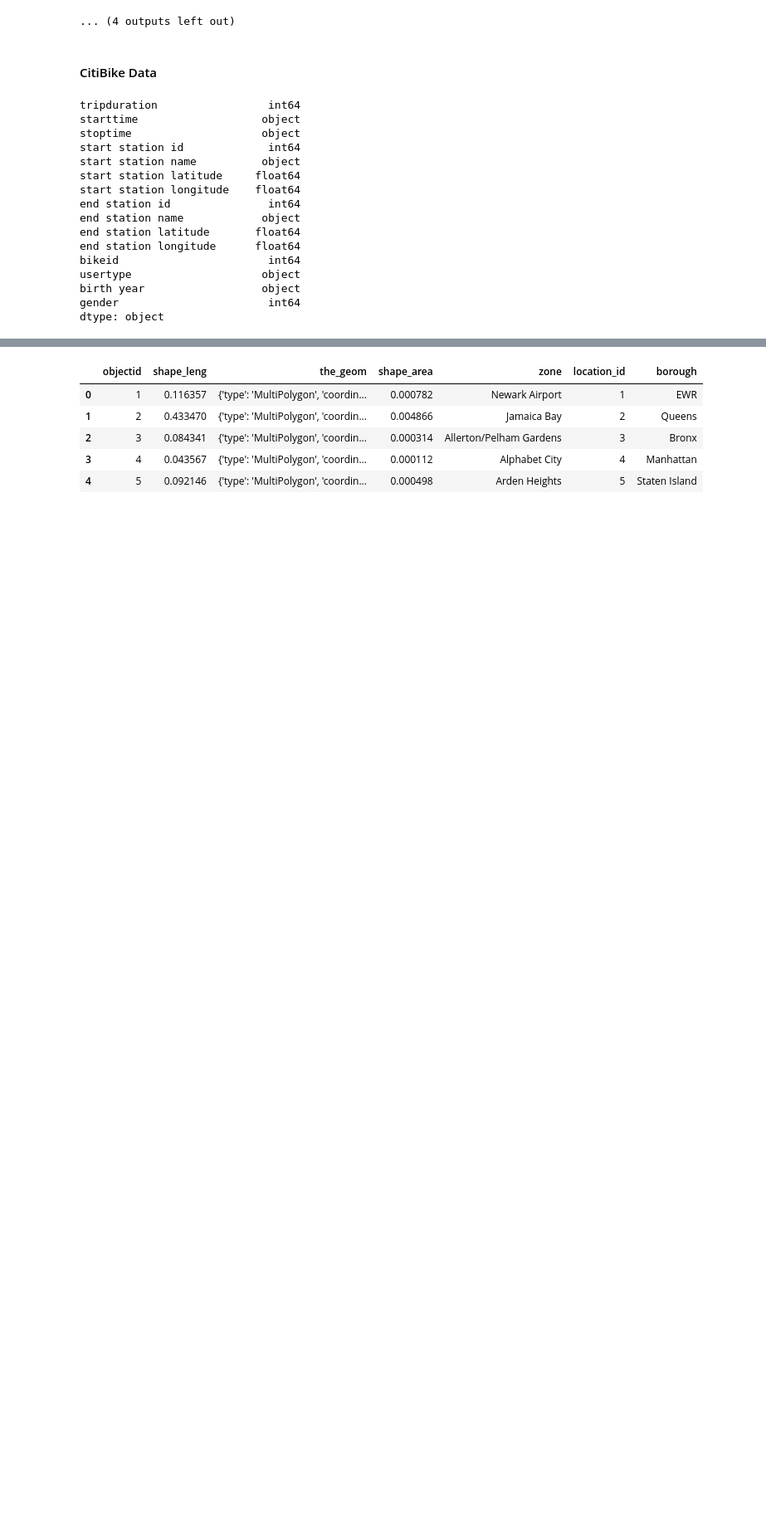
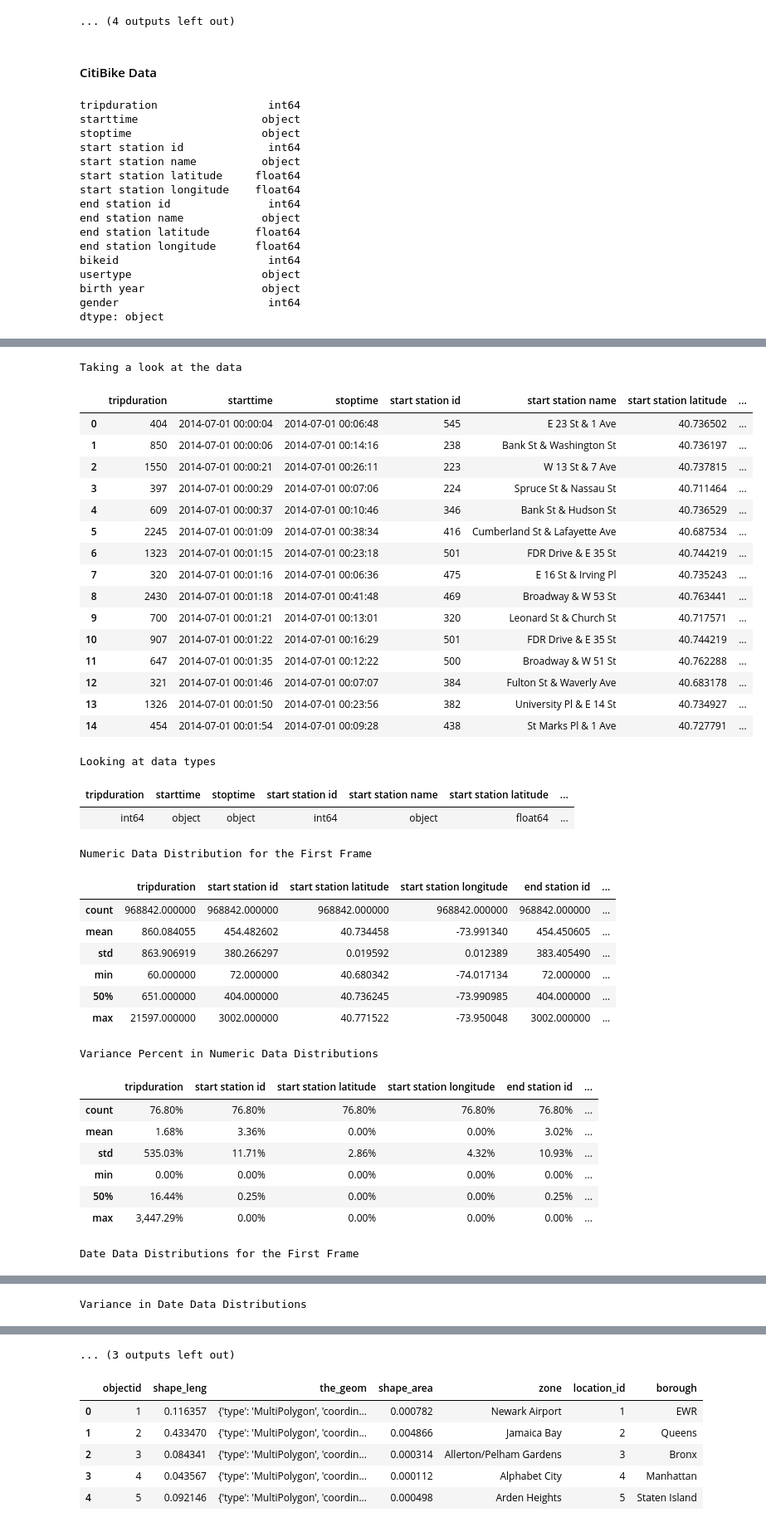
Before and after one commit to jeff-abe-98/Taxi-Trips, a Jupyter notebook: Data_Exploration.ipynb, the cells around one changed output, grey strips where cells are left out. Shown at 83% size. Cells and saved outputs as stored; diff of their text form; code cells hidden in the pictures; blank space fills up the shorter version.

Commit message:
a few improvements to the data model and additional eda steps

```diff
--- a/Data_Exploration.ipynb
+++ b/Data_Exploration.ipynb
@@ -214,6 +214,7 @@ Variance in Date Data Distributions
 # %%
 bike_jan =  pd.read_csv('D://Capstone Data//2014citibike//2014-01 - Citi Bike trip data.csv')
 bike_feb =  pd.read_csv('D://Capstone Data//2014citibike//2014-02 - Citi Bike trip data.csv')
+bike_jul =  pd.read_csv('D://Capstone Data//2014citibike//2014-07 - Citi Bike trip data.csv')
 # %%
 bike_jan.dtypes
 # %% [output]
@@ -289 +290,41 @@ Variance in Date Data Distributions
 ... (3 outputs left out)
+# %%
+eda_csv([bike_jul, bike_feb], {'starttime','stoptime'}, {'gender', 'usertype'})
+# %% [output]
+Taking a look at the data
+|  | tripduration | starttime | stoptime | start station id | start station name | start station latitude | ... |
+| 0 | 404 | 2014-07-01 00:00:04 | 2014-07-01 00:06:48 | 545 | E 23 St & 1 Ave | 40.736502 | ... |
+| 1 | 850 | 2014-07-01 00:00:06 | 2014-07-01 00:14:16 | 238 | Bank St & Washington St | 40.736197 | ... |
+| 2 | 1550 | 2014-07-01 00:00:21 | 2014-07-01 00:26:11 | 223 | W 13 St & 7 Ave | 40.737815 | ... |
+| 3 | 397 | 2014-07-01 00:00:29 | 2014-07-01 00:07:06 | 224 | Spruce St & Nassau St | 40.711464 | ... |
+| 4 | 609 | 2014-07-01 00:00:37 | 2014-07-01 00:10:46 | 346 | Bank St & Hudson St | 40.736529 | ... |
+| 5 | 2245 | 2014-07-01 00:01:09 | 2014-07-01 00:38:34 | 416 | Cumberland St & Lafayette Ave | 40.687534 | ... |
+| 6 | 1323 | 2014-07-01 00:01:15 | 2014-07-01 00:23:18 | 501 | FDR Drive & E 35 St | 40.744219 | ... |
+| 7 | 320 | 2014-07-01 00:01:16 | 2014-07-01 00:06:36 | 475 | E 16 St & Irving Pl | 40.735243 | ... |
+| 8 | 2430 | 2014-07-01 00:01:18 | 2014-07-01 00:41:48 | 469 | Broadway & W 53 St | 40.763441 | ... |
+| 9 | 700 | 2014-07-01 00:01:21 | 2014-07-01 00:13:01 | 320 | Leonard St & Church St | 40.717571 | ... |
+| 10 | 907 | 2014-07-01 00:01:22 | 2014-07-01 00:16:29 | 501 | FDR Drive & E 35 St | 40.744219 | ... |
+| 11 | 647 | 2014-07-01 00:01:35 | 2014-07-01 00:12:22 | 500 | Broadway & W 51 St | 40.762288 | ... |
+| 12 | 321 | 2014-07-01 00:01:46 | 2014-07-01 00:07:07 | 384 | Fulton St & Waverly Ave | 40.683178 | ... |
+| 13 | 1326 | 2014-07-01 00:01:50 | 2014-07-01 00:23:56 | 382 | University Pl & E 14 St | 40.734927 | ... |
+| 14 | 454 | 2014-07-01 00:01:54 | 2014-07-01 00:09:28 | 438 | St Marks Pl & 1 Ave | 40.727791 | ... |
+Looking at data types
+| tripduration | starttime | stoptime | start station id | start station name | start station latitude | ... |
+| int64 | object | object | int64 | object | float64 | ... |
+Numeric Data Distribution for the First Frame
+|  | tripduration | start station id | start station latitude | start station longitude | end station id | ... |
+| count | 968842.000000 | 968842.000000 | 968842.000000 | 968842.000000 | 968842.000000 | ... |
+| mean | 860.084055 | 454.482602 | 40.734458 | -73.991340 | 454.450605 | ... |
+| std | 863.906919 | 380.266297 | 0.019592 | 0.012389 | 383.405490 | ... |
+| min | 60.000000 | 72.000000 | 40.680342 | -74.017134 | 72.000000 | ... |
+| 50% | 651.000000 | 404.000000 | 40.736245 | -73.990985 | 404.000000 | ... |
+| max | 21597.000000 | 3002.000000 | 40.771522 | -73.950048 | 3002.000000 | ... |
+Variance Percent in Numeric Data Distributions
+|  | tripduration | start station id | start station latitude | start station longitude | end station id | ... |
+| count | 76.80% | 76.80% | 76.80% | 76.80% | 76.80% | ... |
+| mean | 1.68% | 3.36% | 0.00% | 0.00% | 3.02% | ... |
+| std | 535.03% | 11.71% | 2.86% | 4.32% | 10.93% | ... |
+| min | 0.00% | 0.00% | 0.00% | 0.00% | 0.00% | ... |
+| 50% | 16.44% | 0.25% | 0.00% | 0.00% | 0.25% | ... |
+| max | 3,447.29% | 0.00% | 0.00% | 0.00% | 0.00% | ... |
+Date Data Distributions for the First Frame
@@ -289,0 +337 @@ Variance in Date Data Distributions
+Variance in Date Data Distributions
@@ -290,3 +344,4 @@ Variance in Date Data Distributions
+... (3 outputs left out)
 # %%
 zones = pd.read_csv('D://Capstone Data//taxizones.csv')
 # %%
```
Also changed, not shown: parts of 12 cells of this notebook, 1 other file.
